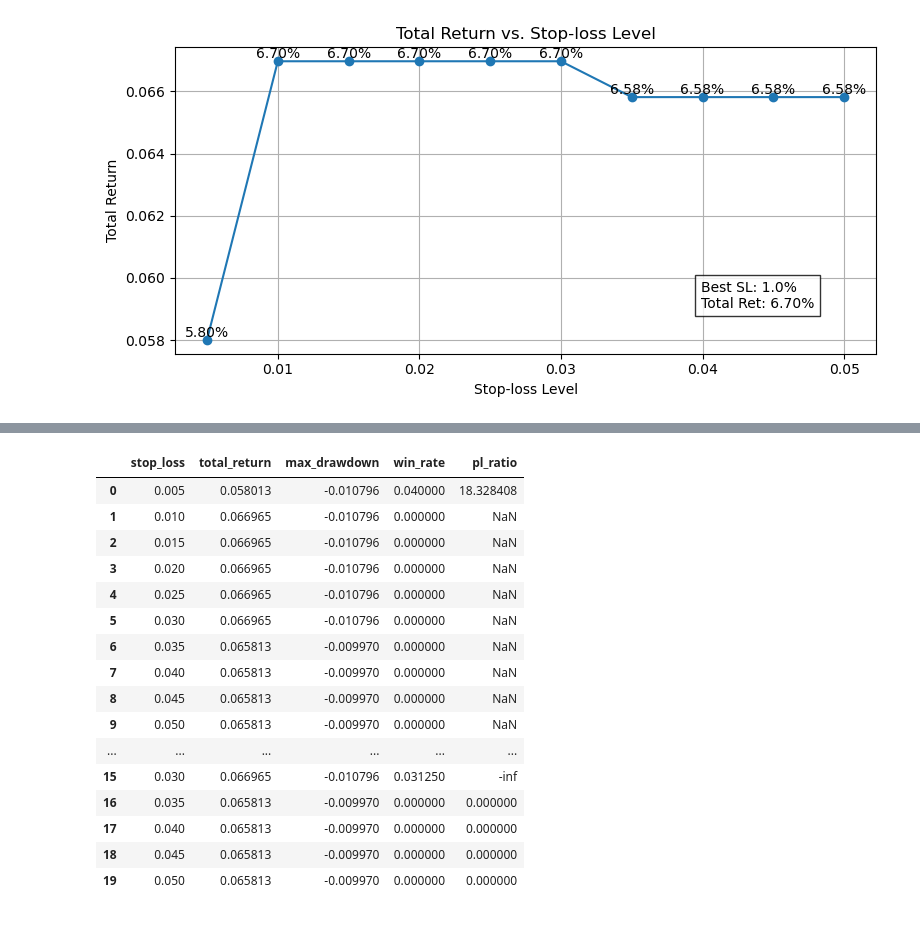
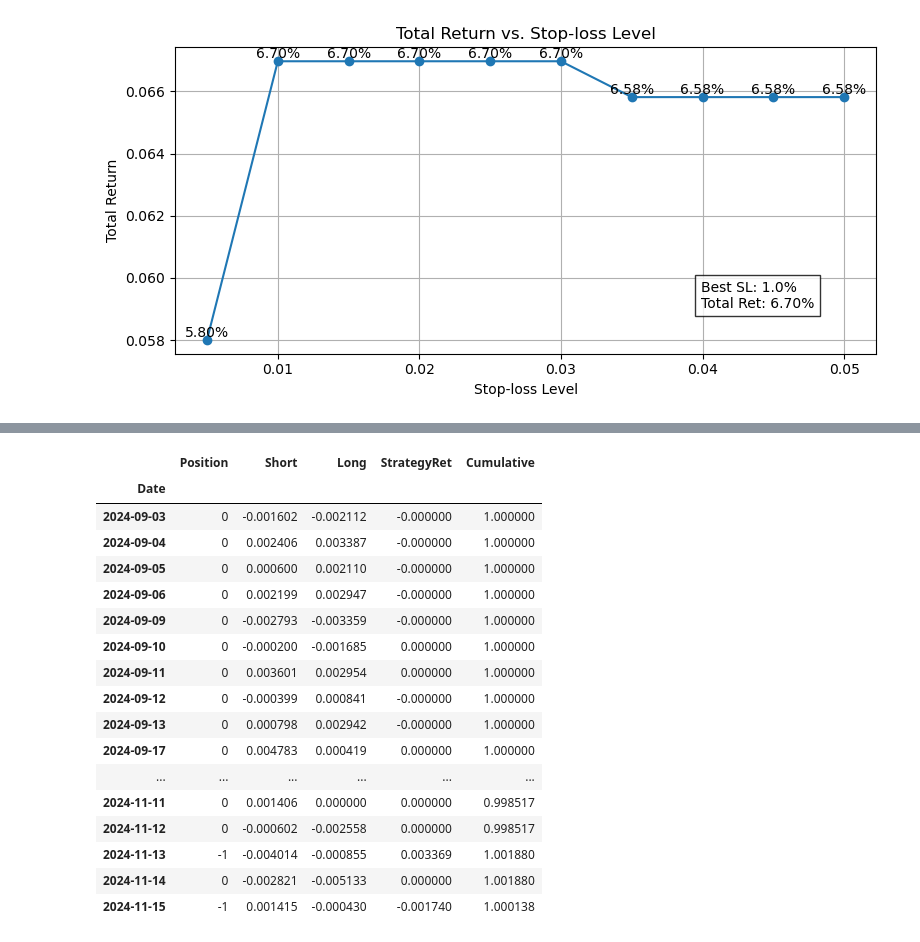
Before and after one commit to tenofovir/stock_analysis_tool, a Jupyter notebook: Quant.ipynb, the cells around one changed output, grey strips where cells are left out. Saved outputs shown, nothing was run; the diff lists cells and outputs as text; code cells hidden in the pictures.

```diff
--- a/Quant.ipynb
+++ b/Quant.ipynb
@@ -935,15 +927,15 @@ def plot_results(bt, output_csv=None):
 if __name__ == "__main__":
     start_date, end_date = '20240501', '20250520'
     # 1. JGB 斜率信号
-    signals = fetch_jgb_yields(start_date, end_date, window=30)
+    #signals = fetch_jgb_yields(start_date, end_date, window=30)
     # 2. ETF 价格
-    symbols = {'Short':'236a.jp', 'Long':'2561.jp'}
-    prices = fetch_etf_prices(symbols, start_date, end_date)
+    #symbols = {'Short':'236a.jp', 'Long':'2561.jp'}
+    #prices = fetch_etf_prices(symbols, start_date, end_date)
     # 3. 回测
-    durations = {'Short': 8.2, 'Long': 10.85}
-    bt = run_backtest(signals, prices, durations)
+    #durations = {'Short': 8.2, 'Long': 10.85}
+    #bt = run_backtest(signals, prices, durations)
     # 4. 可视化
-    plot_results(bt, output_csv=None)
+    #plot_results(bt, output_csv=None)
 # %% [output]
 [figure]
 Daily PnL:
@@ -1097,0 +1201,24 @@ cumulative return is: 6.58128592538012
+# %%
+# 假设已用 fetch_jgb_yields 和 fetch_etf_prices 得到 signals 和 prices
+
+start_date, end_date = '20240901', '20250520'
+# 1. JGB 斜率信号
+signals = fetch_jgb_yields(start_date, end_date, window=30)
+# 2. ETF 价格
+symbols = {'Short':'236a.jp', 'Long':'2561.jp'}
+prices = fetch_etf_prices(symbols, start_date, end_date)
+durations = {'Short':8.2, 'Long':10.85}
+
+# 选择策略
+bt5 = run_backtest(signals, prices, durations, lambda s,p: strat5(s, p, durations, stop_loss=0.25))
+
+# 可视化或输出绩效
+plot_results(bt5)
+trade_df = extract_trades(bt5)
+print("交易明细：")
+print(trade_df.to_string(index=False))
+win_rate = trade_df['win'].mean()
+print(f"\n重新计算胜率：{win_rate:.2%}")
+# 计算盈亏比（平均盈利 / 平均亏损）
+wins    = trade_df.loc[trade_df['win']==1, 'return']
+losses  = trade_df.loc[trade_df['win']==0, 'return']
@@ -1263,20 +1418,21 @@ if __name__ == "__main__":
 # %%
-res_df
+bt.head(50)
 # %% [output]
-|  | stop_loss | total_return | max_drawdown | win_rate | pl_ratio |
-| 0 | 0.005 | 0.058013 | -0.010796 | 0.040000 | 18.328408 |
-| 1 | 0.010 | 0.066965 | -0.010796 | 0.000000 | NaN |
-| 2 | 0.015 | 0.066965 | -0.010796 | 0.000000 | NaN |
-| 3 | 0.020 | 0.066965 | -0.010796 | 0.000000 | NaN |
-| 4 | 0.025 | 0.066965 | -0.010796 | 0.000000 | NaN |
-| 5 | 0.030 | 0.066965 | -0.010796 | 0.000000 | NaN |
-| 6 | 0.035 | 0.065813 | -0.009970 | 0.000000 | NaN |
-| 7 | 0.040 | 0.065813 | -0.009970 | 0.000000 | NaN |
-| 8 | 0.045 | 0.065813 | -0.009970 | 0.000000 | NaN |
-| 9 | 0.050 | 0.065813 | -0.009970 | 0.000000 | NaN |
+|  | Position | Short | Long | StrategyRet | Cumulative |
+| Date |  |  |  |  |  |
+| 2024-09-03 | 0 | -0.001602 | -0.002112 | -0.000000 | 1.000000 |
+| 2024-09-04 | 0 | 0.002406 | 0.003387 | -0.000000 | 1.000000 |
+| 2024-09-05 | 0 | 0.000600 | 0.002110 | -0.000000 | 1.000000 |
+| 2024-09-06 | 0 | 0.002199 | 0.002947 | -0.000000 | 1.000000 |
+| 2024-09-09 | 0 | -0.002793 | -0.003359 | -0.000000 | 1.000000 |
+| 2024-09-10 | 0 | -0.000200 | -0.001685 | 0.000000 | 1.000000 |
+| 2024-09-11 | 0 | 0.003601 | 0.002954 | 0.000000 | 1.000000 |
+| 2024-09-12 | 0 | -0.000399 | 0.000841 | -0.000000 | 1.000000 |
+| 2024-09-13 | 0 | 0.000798 | 0.002942 | -0.000000 | 1.000000 |
+| 2024-09-17 | 0 | 0.004783 | 0.000419 | 0.000000 | 1.000000 |
 | ... | ... | ... | ... | ... | ... |
-| 15 | 0.030 | 0.066965 | -0.010796 | 0.031250 | -inf |
-| 16 | 0.035 | 0.065813 | -0.009970 | 0.000000 | 0.000000 |
-| 17 | 0.040 | 0.065813 | -0.009970 | 0.000000 | 0.000000 |
-| 18 | 0.045 | 0.065813 | -0.009970 | 0.000000 | 0.000000 |
-| 19 | 0.050 | 0.065813 | -0.009970 | 0.000000 | 0.000000 |
+| 2024-11-11 | 0 | 0.001406 | 0.000000 | 0.000000 | 0.998517 |
+| 2024-11-12 | 0 | -0.000602 | -0.002558 | 0.000000 | 0.998517 |
+| 2024-11-13 | -1 | -0.004014 | -0.000855 | 0.003369 | 1.001880 |
+| 2024-11-14 | 0 | -0.002821 | -0.005133 | 0.000000 | 1.001880 |
+| 2024-11-15 | -1 | 0.001415 | -0.000430 | -0.001740 | 1.000138 |
```
Also changed, not shown: parts of 10 cells of this notebook.
